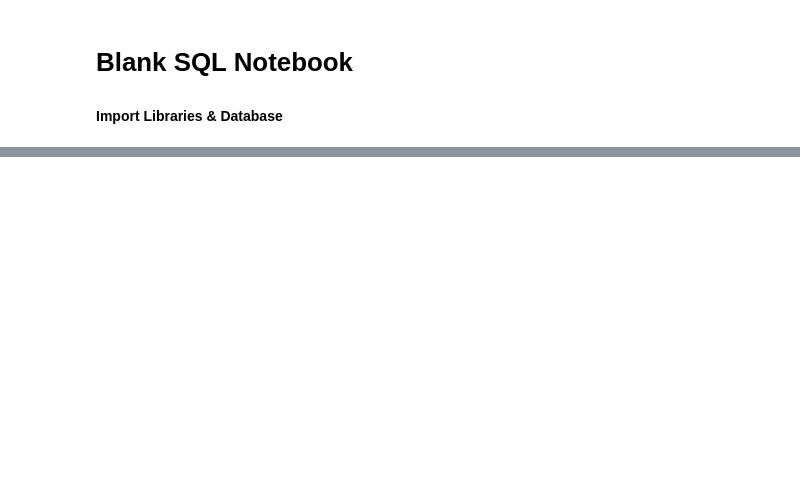
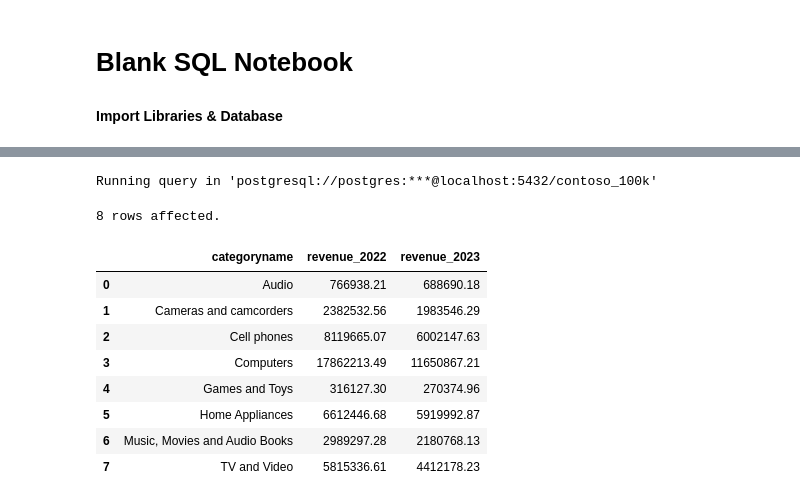
Before and after one commit to Nour-salepan/collab, a Jupyter notebook: Resources/Blank_SQL_Notebook.ipynb, the cells around one changed output, grey strips where cells are left out. Drawn from its saved outputs; the diff is of its cells as text; code cells hidden in the pictures; blank space fills up the shorter version.

```diff
--- a/Resources/Blank_SQL_Notebook.ipynb
+++ b/Resources/Blank_SQL_Notebook.ipynb
@@ -128,0 +132,22 @@ _ = plt.ylabel('customer_count')
+# %%
+%%sql
+select
+p.categoryname,
+sum(case when s.orderdate between '2022-01-01' and '2022-12-31' then s.netprice * s.quantity * s.exchangeRate end ) as revenue_2022,
+sum(case when s.orderdate between '2023-01-01' and '2023-12-31' then s.netprice * s.quantity * s.exchangeRate end ) as revenue_2023
+from sales s
+left join product p on s.productkey = p.productkey
+group by p.categoryname
+order by p.categoryname;
+# %% [output]
+Running query in 'postgresql://postgres:***@localhost:5432/contoso_100k'
+8 rows affected.
+|  | categoryname | revenue_2022 | revenue_2023 |
+| 0 | Audio | 766938.21 | 688690.18 |
+| 1 | Cameras and camcorders | 2382532.56 | 1983546.29 |
+| 2 | Cell phones | 8119665.07 | 6002147.63 |
+| 3 | Computers | 17862213.49 | 11650867.21 |
+| 4 | Games and Toys | 316127.30 | 270374.96 |
+| 5 | Home Appliances | 6612446.68 | 5919992.87 |
+| 6 | Music, Movies and Audio Books | 2989297.28 | 2180768.13 |
+| 7 | TV and Video | 5815336.61 | 4412178.23 |
```
Also changed, not shown: parts of 4 cells of this notebook.
